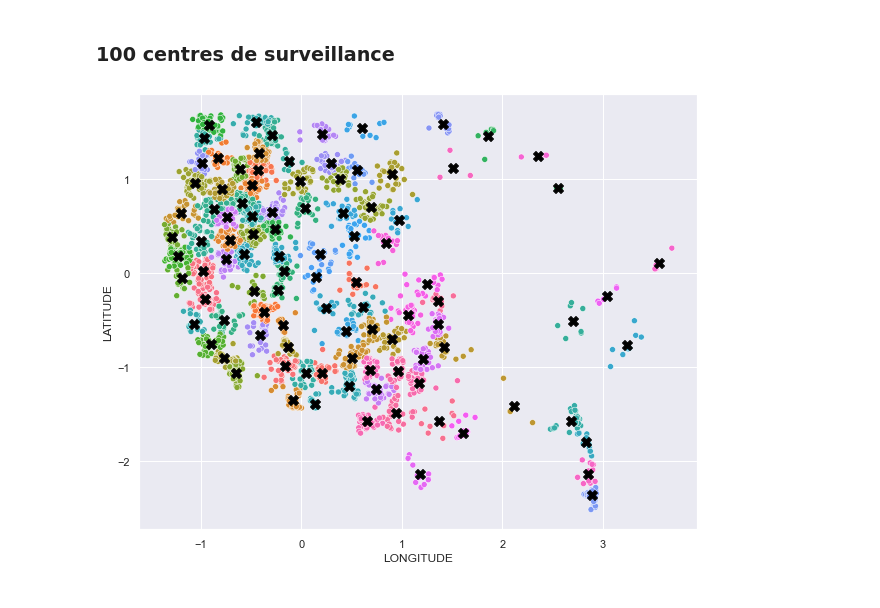
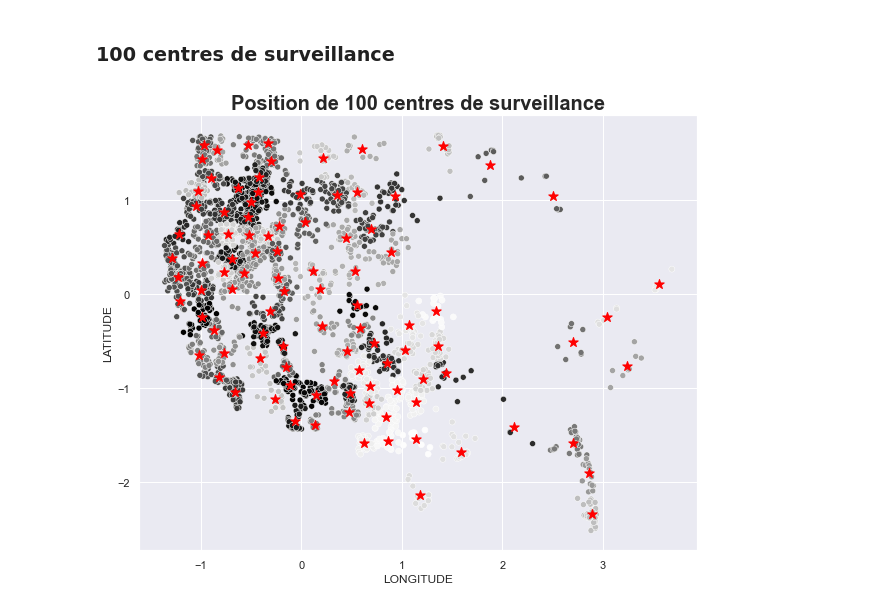
Before and after one commit to paulokmmf/Projet_DA_WILDFIRE, a Jupyter notebook: Tests_models.ipynb, the cells around one changed output. Saved outputs shown, nothing was run; the diff lists cells and outputs as text; code cells hidden in the pictures.

```diff
--- a/Tests_models.ipynb
+++ b/Tests_models.ipynb
@@ -1064,12 +1020,13 @@ df_fires_model_g_kmeans_norm_100 = pd.DataFrame(fires_model_g_kmeans_norm, colum
 # %%
 # Pour créer la colonne des clusters dans le dataframe
 df_fires_model_g_kmeans_norm_100['cluster']=y_kmeans_100
 
 centroids_100 = kmeans_100.cluster_centers_
 
 plt.figure(figsize=(10,8))
-sns.scatterplot(x=df_fires_model_g_kmeans_norm_100.LONGITUDE,y=df_fires_model_g_kmeans_norm_100.LATITUDE,hue=df_fires_model_g_kmeans_norm_100.cluster.astype('str'),legend=False)
-plt.scatter(centroids_100[:, 0],centroids_100[:, 1], s=100, c='black', label='Centroids', marker='X')
+sns.scatterplot(x=df_fires_model_g_kmeans_norm_100.LONGITUDE,y=df_fires_model_g_kmeans_norm_100.LATITUDE,palette='gray',hue=df_fires_model_g_kmeans_norm_100.cluster.astype('str'),legend=False)
+plt.scatter(centroids_100[:, 0],centroids_100[:, 1], s=100, c='red', label='Centroids', marker='*')
+plt.title('Position de 100 centres de surveillance', fontweight='bold', fontsize=20)
 plt.show()
 # %% [output]
-[figure, old version]
+[figure, new version]
```
Also changed, not shown: parts of 19 cells of this notebook.
